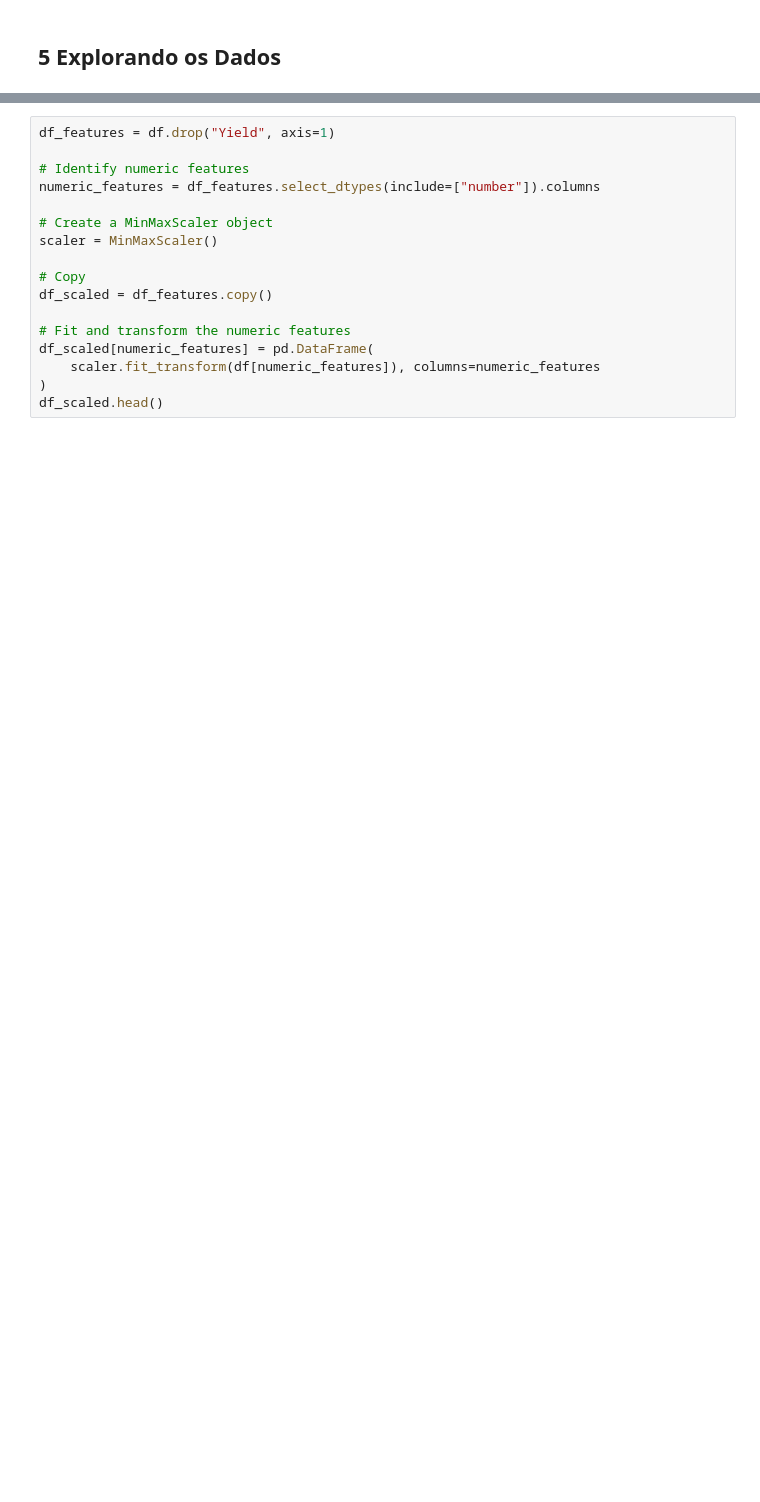
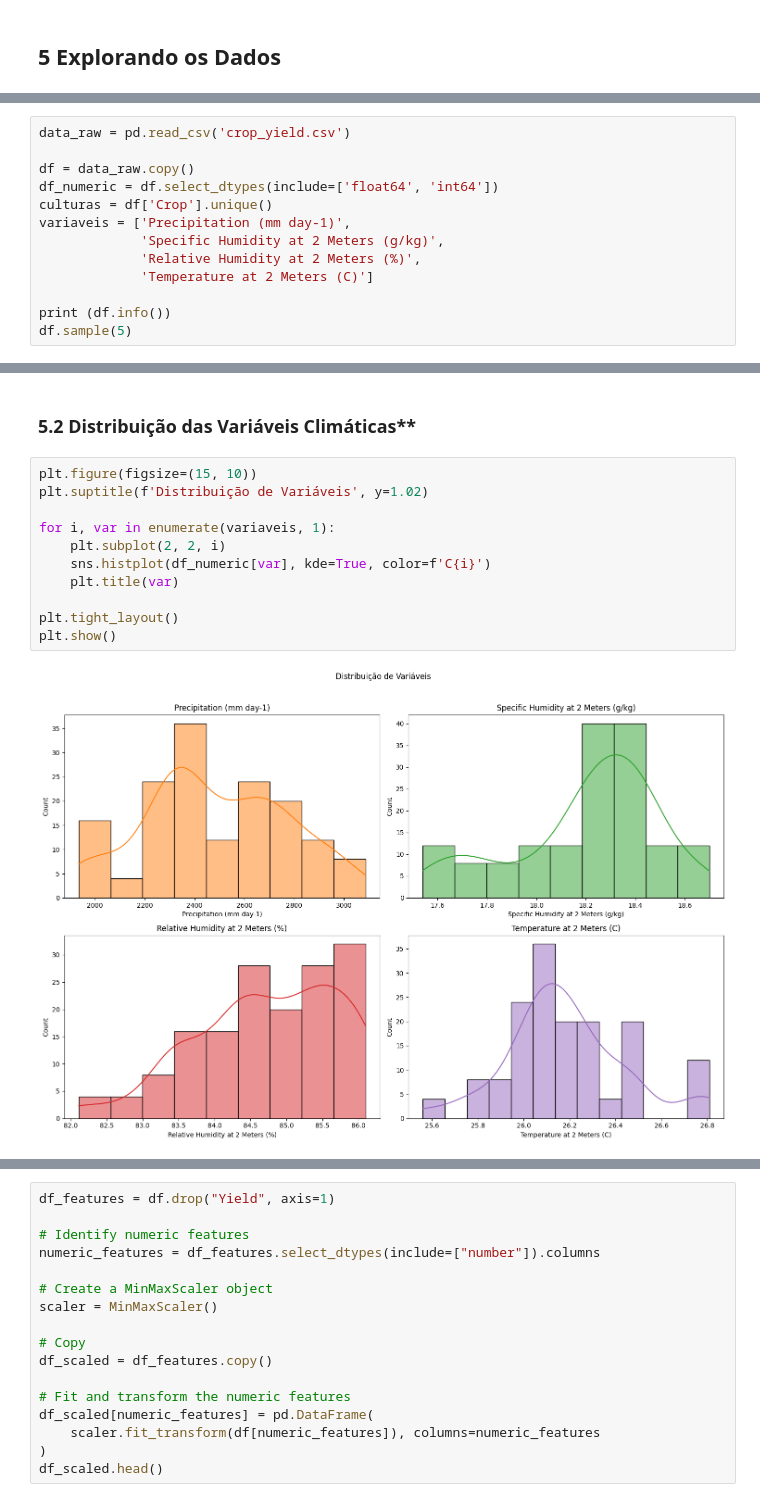
Before and after one commit to insanedays/crop_forecast, a Jupyter notebook: notebook.ipynb, the cells around one changed output, grey strips where cells are left out. Saved outputs shown, nothing was run; the diff lists cells and outputs as text; blank space fills up the shorter version.

```diff
--- a/notebook.ipynb
+++ b/notebook.ipynb
@@ -237,0 +147,13 @@ In summary, normalization is a critical preprocessing step for algorithms that u
+# %%
+data_raw = pd.read_csv('crop_yield.csv')
+
+df = data_raw.copy()
+df_numeric = df.select_dtypes(include=['float64', 'int64'])
+culturas = df['Crop'].unique()
+variaveis = ['Precipitation (mm day-1)',
+             'Specific Humidity at 2 Meters (g/kg)',
+             'Relative Humidity at 2 Meters (%)',
+             'Temperature at 2 Meters (C)']
+
+print (df.info())
+df.sample(5)
@@ -237,0 +181,15 @@ In summary, normalization is a critical preprocessing step for algorithms that u
+# %% [markdown]
+### 5.2 Distribuição das Variáveis Climáticas**
+# %%
+plt.figure(figsize=(15, 10))
+plt.suptitle(f'Distribuição de Variáveis', y=1.02)
+
+for i, var in enumerate(variaveis, 1):
+    plt.subplot(2, 2, i)
+    sns.histplot(df_numeric[var], kde=True, color=f'C{i}')
+    plt.title(var)
+
+plt.tight_layout()
+plt.show()
+# %% [output]
+[figure, added]
```
Also changed, not shown: parts of 48 cells of this notebook, 1 other file.
